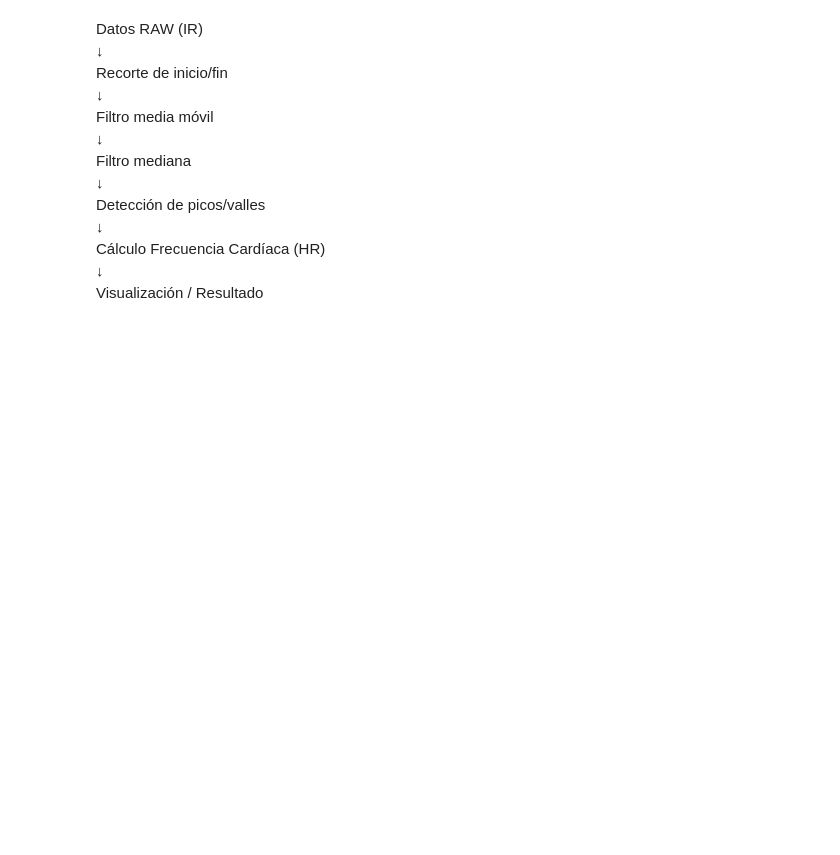
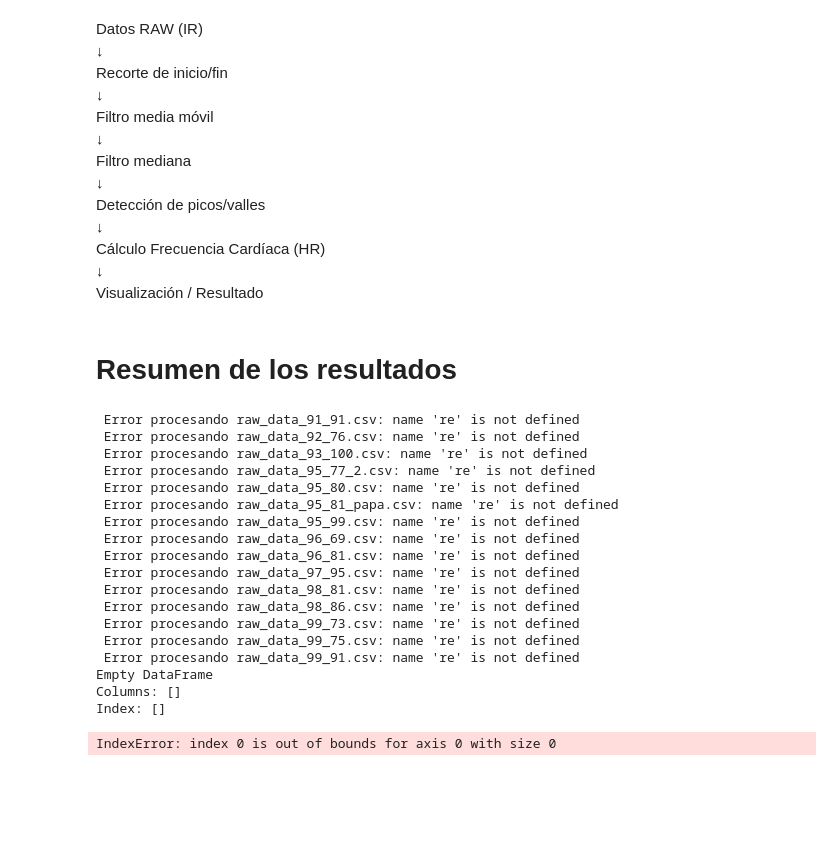
Before and after one commit to ElenaRuizMoreno/TFG-Elena-Ruiz, a Jupyter notebook: Código/procesamiento/frecuencia cardiaca/spo2.ipynb, the cells around one changed output. Saved outputs shown, nothing was run; the diff lists cells and outputs as text; code cells hidden in the pictures; blank space fills up the shorter version.

Commit message:
creación de tablas de resumen de resultados de cada algoritmo

```diff
--- a/Código/procesamiento/frecuencia cardiaca/spo2.ipynb
+++ b/Código/procesamiento/frecuencia cardiaca/spo2.ipynb
@@ -6,7 +38,7 @@ from matplotlib import pyplot as plt
 
 # Cargar datos
 def load_data(filename):
-    df = pd.read_csv(filename, delimiter=';', decimal=',')
+    df = pd.read_csv(filename, decimal=',')
     df.columns = ['Tiempo_ms', 'IR', 'AMB_IR', 'RED', 'AMB_RED']
     return df
 
@@ -133,3 +165,78 @@ Detección de picos/valles\
 Cálculo Frecuencia Cardíaca (HR)\
    ↓\
 Visualización / Resultado
+# %% [markdown]
+# Resumen de los resultados
+# %%
+import os
+# Procesar todos los archivos
+input_dir = r"C:\Users\Elena\Desktop\GitHub\TFG-Elena-Ruiz\Datos\Datos crudos\save_log2"
+resultados = []
+
+for filename in os.listdir(input_dir):
+    if filename.endswith(".csv"):
+        filepath = os.path.join(input_dir, filename)
+        try:
+            df = load_data(filepath)
+            df = trim_data(df, seconds_to_trim=8)
+            fs = estimate_sampling_rate(df)
+            ir_filtered = moving_average_filter(df["IR"], window_size=5)
+            ir_filtered = signal.medfilt(ir_filtered, kernel_size=5)
+            hr = calculate_heart_rate(ir_filtered, fs)
+
+            match = re.match(r".*_(\d+)_(\d+)", filename)
+            expected_hr = int(match.group(2)) if match else None
+
+            resultados.append({
+                "Archivo": filename,
+                "FC esperada (bpm)": expected_hr,
+                "FC estimada (bpm)": round(hr, 2) if not np.isnan(hr) else "Error"
+            })
+        except Exception as e:
+            print(f" Error procesando {filename}: {e}")
+
+# Crear tabla
+tabla = pd.DataFrame(resultados)
+print(tabla)
+
+# Guardar CSV
+csv_path = r"C:\Users\Elena\Desktop\GitHub\TFG-Elena-Ruiz\Código\resultados_fc_valleys.csv"
+tabla.to_csv(csv_path, index=False)
+
+# Guardar como imagen
+import matplotlib.pyplot as plt
+
+fig, ax = plt.subplots(figsize=(11, len(tabla) * 0.5 + 1))
+ax.axis('off')
+tabla_img = ax.table(cellText=tabla.values,
+                     colLabels=tabla.columns,
+                     cellLoc='center',
+                     loc='center')
+tabla_img.auto_set_font_size(False)
+tabla_img.set_fontsize(10)
+tabla_img.scale(1, 1.5)
+
+png_path = r"C:\Users\Elena\Desktop\GitHub\TFG-Elena-Ruiz\Código\resultados_fc_valleys.png"
+plt.savefig(png_path, bbox_inches='tight', dpi=300)
+plt.close()
+# %% [output]
+ Error procesando raw_data_91_91.csv: name 're' is not defined
+ Error procesando raw_data_92_76.csv: name 're' is not defined
+ Error procesando raw_data_93_100.csv: name 're' is not defined
+ Error procesando raw_data_95_77_2.csv: name 're' is not defined
+ Error procesando raw_data_95_80.csv: name 're' is not defined
+ Error procesando raw_data_95_81_papa.csv: name 're' is not defined
+ Error procesando raw_data_95_99.csv: name 're' is not defined
+ Error procesando raw_data_96_69.csv: name 're' is not defined
+ Error procesando raw_data_96_81.csv: name 're' is not defined
+ Error procesando raw_data_97_95.csv: name 're' is not defined
+ Error procesando raw_data_98_81.csv: name 're' is not defined
+ Error procesando raw_data_98_86.csv: name 're' is not defined
+ Error procesando raw_data_99_73.csv: name 're' is not defined
+ Error procesando raw_data_99_75.csv: name 're' is not defined
+ Error procesando raw_data_99_91.csv: name 're' is not defined
+Empty DataFrame
+Columns: []
+Index: []
+IndexError: index 0 is out of bounds for axis 0 with size 0
+[figure, added]
```
Also changed, not shown: parts of 3 cells of this notebook, 5 other files.
